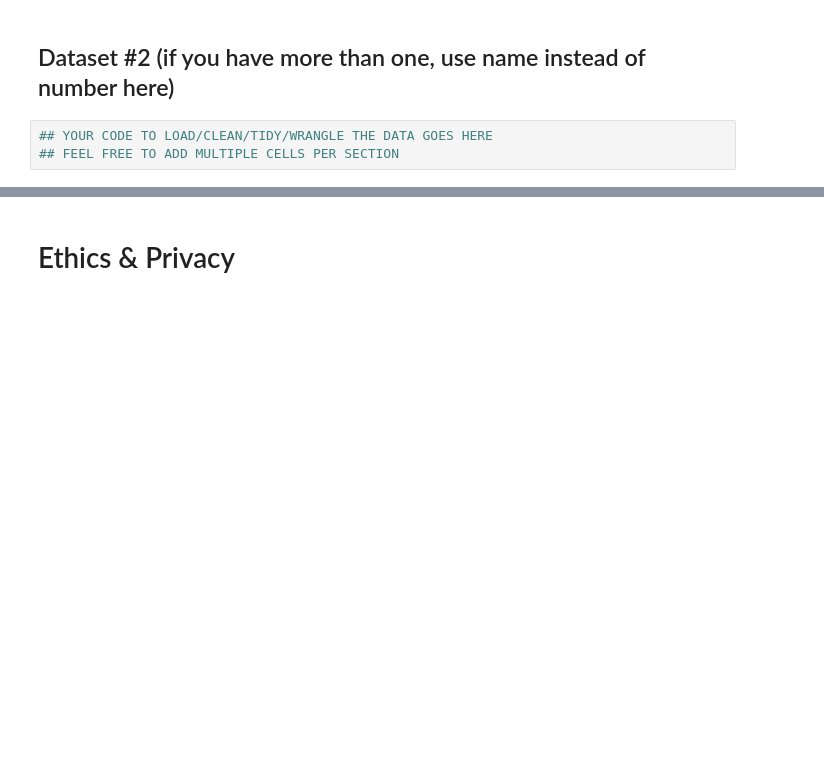
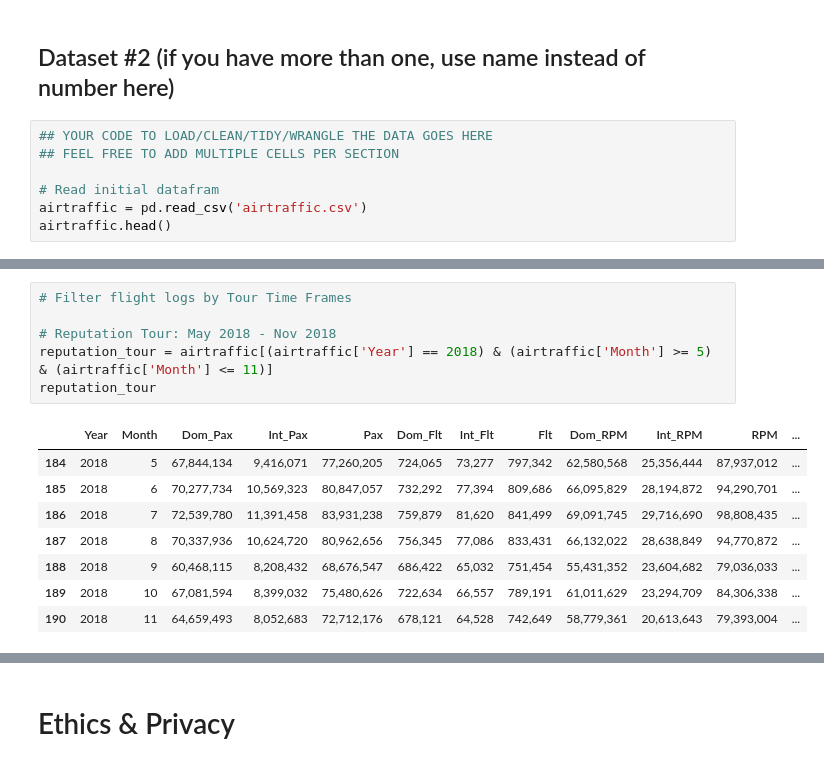
Before and after one commit to AnikAlam/AnikAlam_COGS108_EDA, a Jupyter notebook: DataCheckpoint_groupXXX.ipynb, the cells around one changed output, grey strips where cells are left out. Cells and saved outputs as stored; diff of their text form; blank space fills up the shorter version.

Commit message:
initial commit

```diff
--- a/DataCheckpoint_groupXXX.ipynb
+++ b/DataCheckpoint_groupXXX.ipynb
@@ -70,3 +95,7 @@ If you plan to use multiple datasets, add a few sentences about how you plan to
 # %%
 ## YOUR CODE TO LOAD/CLEAN/TIDY/WRANGLE THE DATA GOES HERE
 ## FEEL FREE TO ADD MULTIPLE CELLS PER SECTION
+
+# Read initial datafram
+airtraffic = pd.read_csv('airtraffic.csv')
+airtraffic.head()
@@ -72,0 +109,15 @@ If you plan to use multiple datasets, add a few sentences about how you plan to
+# %%
+# Filter flight logs by Tour Time Frames
+
+# Reputation Tour: May 2018 - Nov 2018
+reputation_tour = airtraffic[(airtraffic['Year'] == 2018) & (airtraffic['Month'] >= 5) & (airtraffic['Month'] <= 11)]
+reputation_tour
+# %% [output]
+|  | Year | Month | Dom_Pax | Int_Pax | Pax | Dom_Flt | Int_Flt | Flt | Dom_RPM | Int_RPM | RPM | ... |
+| 184 | 2018 | 5 | 67,844,134 | 9,416,071 | 77,260,205 | 724,065 | 73,277 | 797,342 | 62,580,568 | 25,356,444 | 87,937,012 | ... |
+| 185 | 2018 | 6 | 70,277,734 | 10,569,323 | 80,847,057 | 732,292 | 77,394 | 809,686 | 66,095,829 | 28,194,872 | 94,290,701 | ... |
+| 186 | 2018 | 7 | 72,539,780 | 11,391,458 | 83,931,238 | 759,879 | 81,620 | 841,499 | 69,091,745 | 29,716,690 | 98,808,435 | ... |
+| 187 | 2018 | 8 | 70,337,936 | 10,624,720 | 80,962,656 | 756,345 | 77,086 | 833,431 | 66,132,022 | 28,638,849 | 94,770,872 | ... |
+| 188 | 2018 | 9 | 60,468,115 | 8,208,432 | 68,676,547 | 686,422 | 65,032 | 751,454 | 55,431,352 | 23,604,682 | 79,036,033 | ... |
+| 189 | 2018 | 10 | 67,081,594 | 8,399,032 | 75,480,626 | 722,634 | 66,557 | 789,191 | 61,011,629 | 23,294,709 | 84,306,338 | ... |
+| 190 | 2018 | 11 | 64,659,493 | 8,052,683 | 72,712,176 | 678,121 | 64,528 | 742,649 | 58,779,361 | 20,613,643 | 79,393,004 | ... |
```
Also changed, not shown: parts of 8 cells of this notebook, 2 other files.
